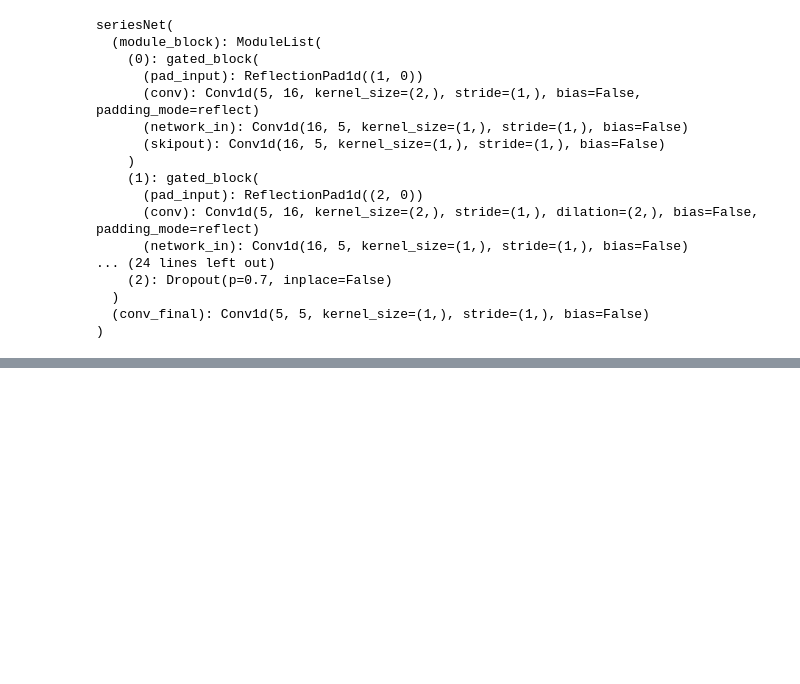
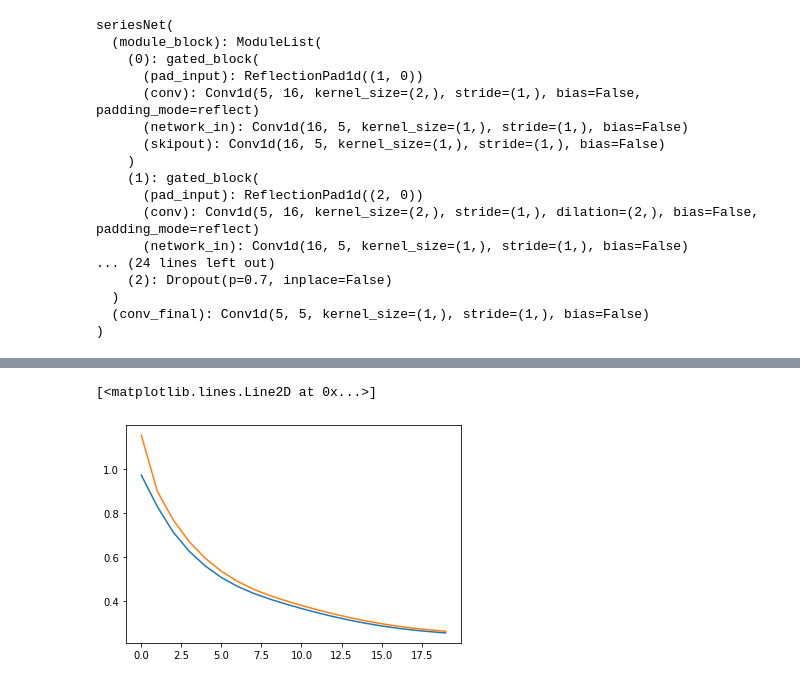
Before and after one commit to mdurandgasselin/IFT-725-TimeSeries, a Jupyter notebook: test_seriesNet.ipynb, the cells around one changed output, grey strips where cells are left out. Cells and saved outputs as stored; diff of their text form; code cells hidden in the pictures; blank space fills up the shorter version.

```diff
--- a/test_seriesNet.ipynb
+++ b/test_seriesNet.ipynb
@@ -154,0 +154,38 @@ torch.Size([1, 5, 1258])
+# %%
+# LES DATA DOIVENT ETRE DE LA FORME (N, C, TIMESERIES) OU N EST LE NOMBRE D'ELEMENTS DANS LA MINI BATCH
+# C LE NOMBRE DE CANAUX, ET TIMESERIES LE NOMBRE DE POINTS DANS LA SERIE CHRONOLOGIQUE
+# INITIALISER LE MODELE :
+myModel = seriesNet(5, nb_causal_block=5,gate_nb_filter=16, nb_block_dropped=2)
+myModel = myModel.float()
+#dataset.float()
+# CHOISIR UNE LOSS
+criterion = nn.MSELoss()
+optimizer = optim.SGD(myModel.parameters(), lr=0.001, weight_decay=0.01)
+# TRACE DES METRICS
+training_loss_epoch = []
+valid_loss_epoch = []
+#choice = torch.multinomial(torch.tensor(np.arange(data.size()[0])).float(), 1)
+for i in range(20):
+    print('epoch {}'.format(i+1))
+    training_loss = []
+    for j,batch in enumerate(training_loader):
+        inputModel, target = batch[:,:,:-1], batch[:,:,1:]
+        output = myModel(inputModel)
+        optimizer.zero_grad()
+        loss = criterion(output, target)
+        loss.backward()
+        #print(" loss : ", loss)
+        optimizer.step()
+        training_loss.append(loss.item())
+        #print(training_loss)
+    training_loss_epoch.append(np.mean(training_loss))
+    myModel.eval()
+    with torch.no_grad():
+        valid_loss=[]
+        for batch in valid_loader:
+            inputModel, target = batch[:,:,:-1], batch[:,:,1:]
+            output = myModel(inputModel)
+            loss = criterion(output, target)
+            valid_loss.append(loss.item())
+        valid_loss_epoch.append(np.mean(valid_loss))
+    print('Validation loss %.3f' % (valid_loss_epoch[-1]))
@@ -154,0 +210,6 @@ torch.Size([1, 5, 1258])
+# %%
+plt.plot(valid_loss_epoch)
+plt.plot(training_loss_epoch)
+# %% [output]
+[<matplotlib.lines.Line2D at 0x...>]
+[figure, added]
```
Also changed, not shown: parts of 14 cells of this notebook, 1 other file.
